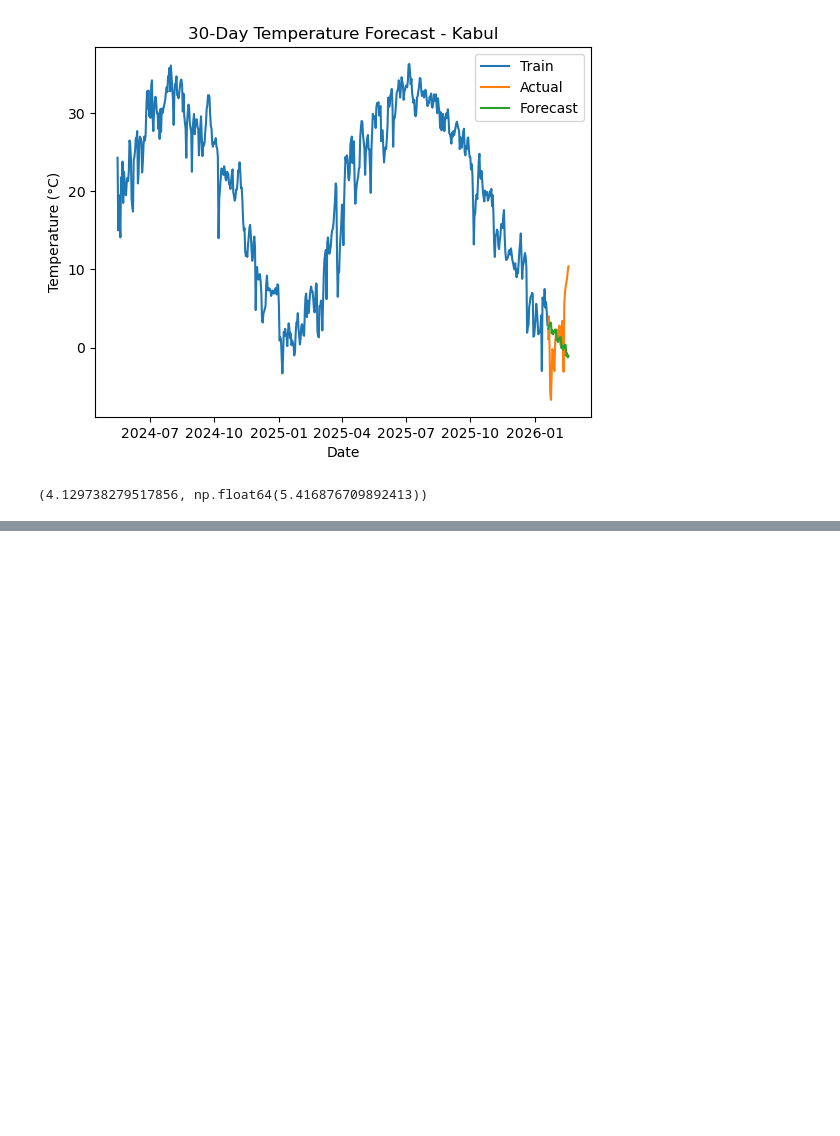
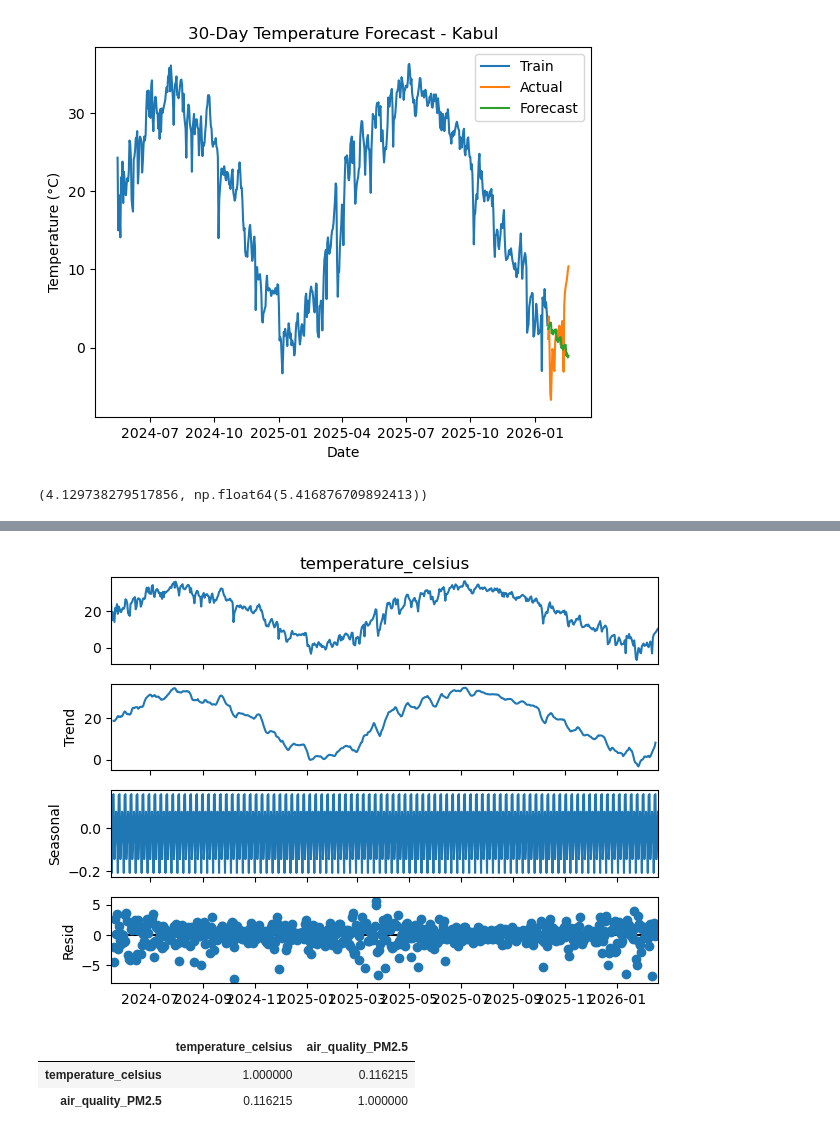
Before and after one commit to anishkkhaire/weather-trend-forecasting, a Jupyter notebook: Weather_Forecast_Project.ipynb, the cells around one changed output, grey strips where cells are left out. Drawn from its saved outputs; the diff is of its cells as text; code cells hidden in the pictures; blank space fills up the shorter version.

```diff
--- a/Weather_Forecast_Project.ipynb
+++ b/Weather_Forecast_Project.ipynb
@@ -170,0 +188,19 @@ mae, rmse
+# %%
+from statsmodels.tsa.seasonal import seasonal_decompose
+
+decomp = seasonal_decompose(ts, model='additive', period=7)
+decomp.plot()
+plt.show()
+# %% [output]
+[figure, added]
+# %%
+import seaborn as sns
+
+aq_df = city_df[['temperature_celsius', 'air_quality_PM2.5']].dropna()
+
+corr = aq_df.corr()
+corr
+# %% [output]
+|  | temperature_celsius | air_quality_PM2.5 |
+| temperature_celsius | 1.000000 | 0.116215 |
+| air_quality_PM2.5 | 0.116215 | 1.000000 |
```
Also changed, not shown: parts of 4 cells of this notebook.
